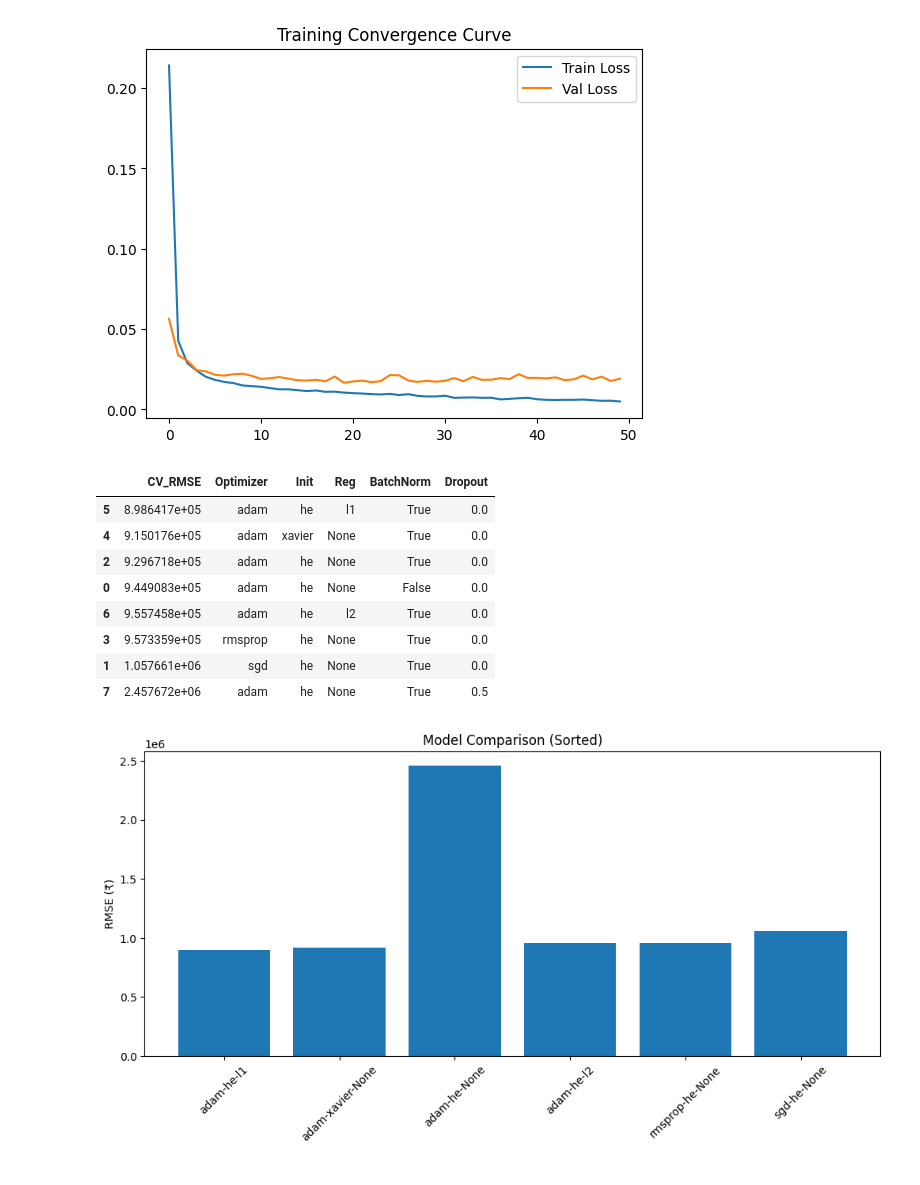
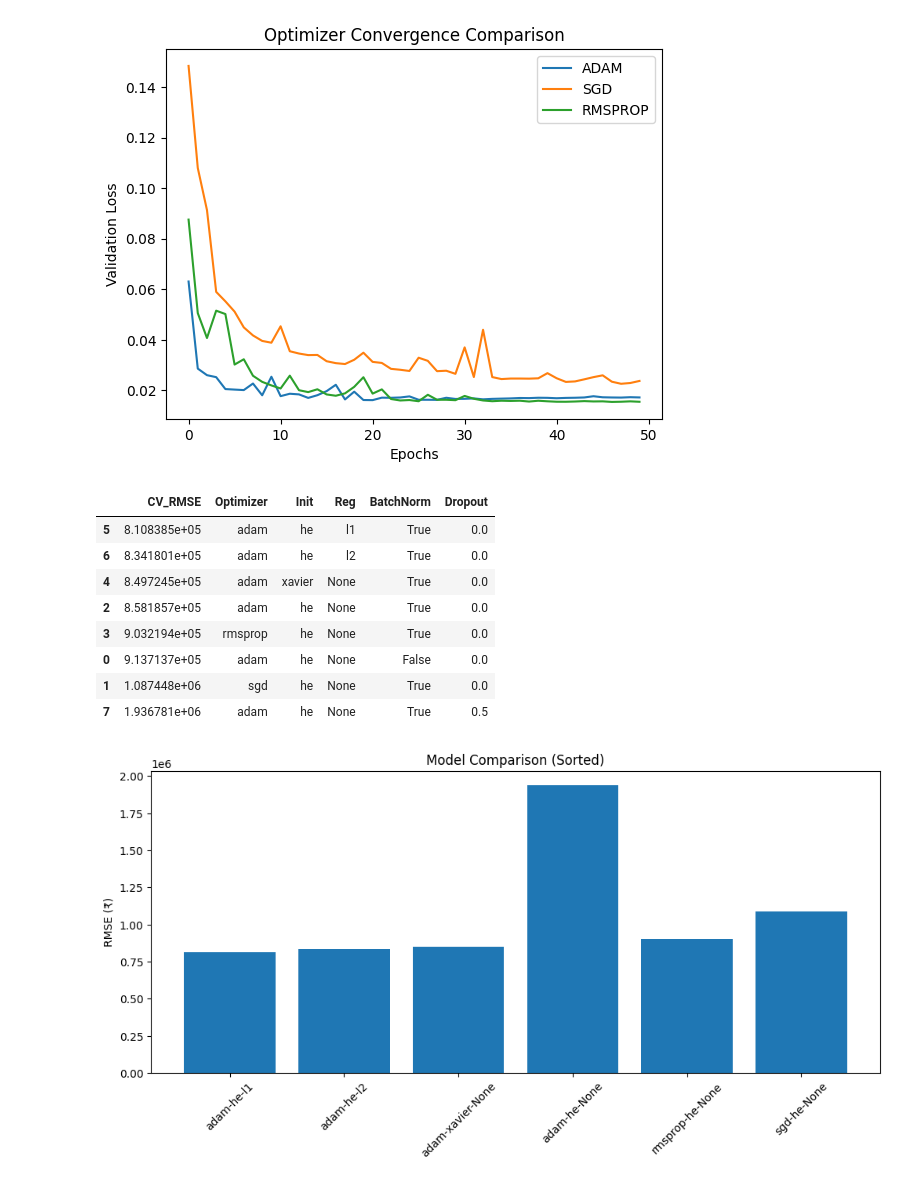
Before and after one commit to JV-Vigneesh/House-Price-Prediction-Model, a Jupyter notebook: training model.ipynb, the cells around one changed output. Saved outputs shown, nothing was run; the diff lists cells and outputs as text; code cells hidden in the pictures.

```diff
--- a/training model.ipynb
+++ b/training model.ipynb
@@ -18,6 +18,7 @@ from tensorflow.keras.layers import Dense, Dropout, BatchNormalization, Input
 from tensorflow.keras.regularizers import l1, l2
 from tensorflow.keras.initializers import GlorotUniform, HeNormal
 from tensorflow.keras.optimizers import SGD, Adam, RMSprop
+from tensorflow.keras.callbacks import ReduceLROnPlateau
 
 import joblib
 import shap
@@ -32,6 +33,18 @@ df = df.drop(columns=["House_ID", "Price_per_sqft_INR"], errors="ignore")
 
 X = df.drop("Market_Price_INR", axis=1)
 y = df["Market_Price_INR"]
+
+
+
+lr_scheduler = ReduceLROnPlateau(
+    monitor='val_loss',
+    factor=0.5,
+    patience=5,
+    min_lr=1e-6,
+    verbose=0
+)
+
+
 
 # =========================
 # 3. PREPROCESSING
@@ -110,6 +123,7 @@ kf = KFold(n_splits=5, shuffle=True, random_state=42)
 
 results = []
 first_history = None
+histories = {}
 
 for config in experiments:
     print("Running:", config)
@@ -133,8 +147,14 @@ for config in experiments:
         history = model.fit(
             X_tr, y_tr_scaled,
             validation_data=(X_val, y_val_scaled),
-            epochs=50, batch_size=32, verbose=0
+            epochs=50, batch_size=32, verbose=0,
+            callbacks=[lr_scheduler]
         )
+
+        opt_name = config["optimizer_name"]
+
+        if opt_name not in histories:
+            histories[opt_name] = history.history.copy()
 
         # Save first history ONLY
         if first_history is None:
@@ -155,10 +175,14 @@ for config in experiments:
 # 7. CONVERGENCE PLOT (FIXED POSITION)
 # =========================
 plt.figure()
-plt.plot(first_history.history['loss'], label='Train Loss')
-plt.plot(first_history.history['val_loss'], label='Val Loss')
+
+for opt, hist in histories.items():
+    plt.plot(hist['val_loss'], label=opt.upper())
+
 plt.legend()
-plt.title("Training Convergence Curve")
+plt.title("Optimizer Convergence Comparison")
+plt.xlabel("Epochs")
+plt.ylabel("Validation Loss")
 plt.show()
 
 # =========================
@@ -215,6 +239,8 @@ y_scaled = y_scaler.fit_transform(y.values.reshape(-1,1))
 best_model = build_model(best_config)
 best_model.fit(X_processed, y_scaled, epochs=50, batch_size=32, verbose=1)
 
+
+
 # =========================
 # 12. SAVE
 # =========================
@@ -236,43 +262,43 @@ sample_np = X_processed[:50]
 
 # Extract Feature names
 feature_names = preprocessor.get_feature_names_out()
 
 # Create Explainer and calculate SHAP values (with silent=True!)
 explainer = shap.Explainer(best_model.predict, sample_np)
 shap_values = explainer(sample_np, silent=True)
 
 # ---------------------------------------------------------
 # THE FIX: Tell SHAP what the feature names are
 shap_values.feature_names = list(feature_names)
 # ---------------------------------------------------------
 
 # Plot ONLY top features
 plt.figure(figsize=(10,6))
 shap.plots.beeswarm(shap_values, max_display=10, show=False)
 
 plt.title("Top Feature Importance (SHAP)")
 plt.tight_layout()
 plt.show()
 # %% [output]
 Running: {'optimizer_name': 'adam', 'init_type': 'he', 'regularizer_type': None, 'use_bn': False, 'dropout_rate': 0.0}
 Running: {'optimizer_name': 'sgd', 'init_type': 'he', 'regularizer_type': None, 'use_bn': True, 'dropout_rate': 0.0}
 Running: {'optimizer_name': 'adam', 'init_type': 'he', 'regularizer_type': None, 'use_bn': True, 'dropout_rate': 0.0}
 Running: {'optimizer_name': 'rmsprop', 'init_type': 'he', 'regularizer_type': None, 'use_bn': True, 'dropout_rate': 0.0}
 Running: {'optimizer_name': 'adam', 'init_type': 'xavier', 'regularizer_type': None, 'use_bn': True, 'dropout_rate': 0.0}
 Running: {'optimizer_name': 'adam', 'init_type': 'he', 'regularizer_type': 'l1', 'use_bn': True, 'dropout_rate': 0.0}
 Running: {'optimizer_name': 'adam', 'init_type': 'he', 'regularizer_type': 'l2', 'use_bn': True, 'dropout_rate': 0.0}
 Running: {'optimizer_name': 'adam', 'init_type': 'he', 'regularizer_type': None, 'use_bn': True, 'dropout_rate': 0.5}
-[figure, old version]
+[figure, new version]
 |  | CV_RMSE | Optimizer | Init | Reg | BatchNorm | Dropout |
-| 5 | 8.986417e+05 | adam | he | l1 | True | 0.0 |
-| 4 | 9.150176e+05 | adam | xavier | None | True | 0.0 |
-| 2 | 9.296718e+05 | adam | he | None | True | 0.0 |
-| 0 | 9.449083e+05 | adam | he | None | False | 0.0 |
-| 6 | 9.557458e+05 | adam | he | l2 | True | 0.0 |
-| 3 | 9.573359e+05 | rmsprop | he | None | True | 0.0 |
-| 1 | 1.057661e+06 | sgd | he | None | True | 0.0 |
-| 7 | 2.457672e+06 | adam | he | None | True | 0.5 |
+| 5 | 8.108385e+05 | adam | he | l1 | True | 0.0 |
+| 6 | 8.341801e+05 | adam | he | l2 | True | 0.0 |
+| 4 | 8.497245e+05 | adam | xavier | None | True | 0.0 |
+| 2 | 8.581857e+05 | adam | he | None | True | 0.0 |
+| 3 | 9.032194e+05 | rmsprop | he | None | True | 0.0 |
+| 0 | 9.137137e+05 | adam | he | None | False | 0.0 |
+| 1 | 1.087448e+06 | sgd | he | None | True | 0.0 |
+| 7 | 1.936781e+06 | adam | he | None | True | 0.5 |
-[figure, old version]
+[figure, new version]
 ===== BEST CONFIGURATION =====
 optimizer_name: adam
 init_type: he
```
Also changed, not shown: parts of 1 cell of this notebook, 3 other files.
